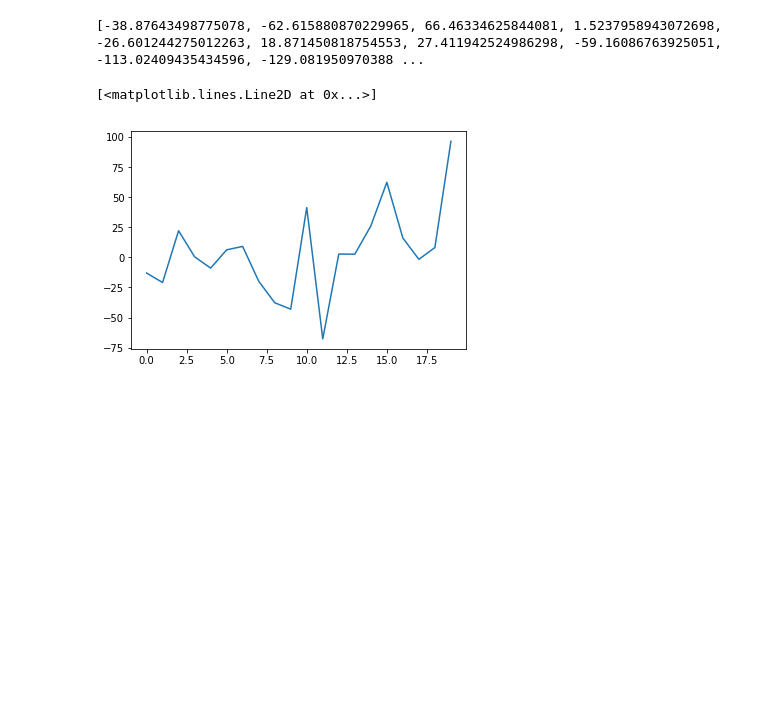
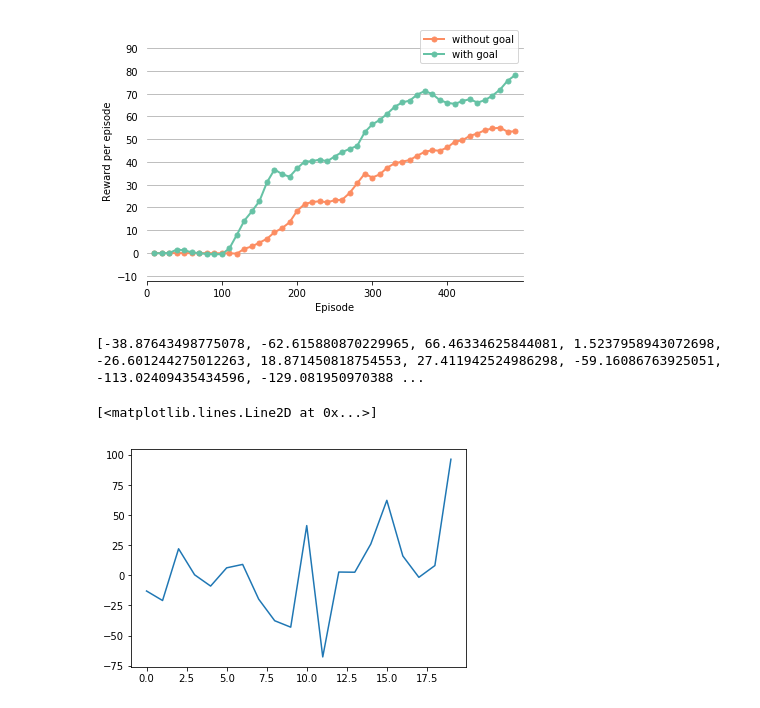
Before and after one commit to pifouuu/deep-rl, a Jupyter notebook: ddpg/notebooks/Process_results.ipynb, the cells around one changed output. Drawn from its saved outputs; the diff is of its cells as text; code cells hidden in the pictures; blank space fills up the shorter version.

```diff
--- a/ddpg/notebooks/Process_results.ipynb
+++ b/ddpg/notebooks/Process_results.ipynb
@@ -22,0 +8,6 @@ mean_eval_reward = []
+# %%
+def exp_smooth(tab, alpha):
+    smooth = [tab[0]]
+    for i in range(len(tab)-1):
+        smooth.append(alpha*tab[1+i]+(1-alpha)*smooth[i])
+    return smooth
@@ -23,3 +40,52 @@ mean_eval_reward = []
+# %%
+# brewer2mpl.get_map args: set name  set type  number of colors
+bmap = brewer2mpl.get_map('Set2', 'qualitative', 8)
+colors = bmap.mpl_colors
+fig = plt.figure()
+fig.subplots_adjust(left=0.12, bottom=0.12, right=0.99, top=0.99, wspace=0.1)
+ax1 = fig.add_subplot(111)
+
+ax1.grid(axis='y', color="0.9", linestyle='-', linewidth=1)
+ax1.spines['top'].set_visible(False)
+ax1.spines['right'].set_visible(False)
+ax1.spines['left'].set_visible(False)
+ax1.get_xaxis().tick_bottom()
+ax1.get_yaxis().tick_left()
+ax1.tick_params(axis='x', direction='out')
+ax1.tick_params(axis='y', length=0)
+for spine in ax1.spines.values():
+    spine.set_position(('outward', 5))
+ax1.set_xlim(0, 500)
+ax1.set_ylim(-10, 100)
+ax1.set_yticks(np.arange(-10, 100, 10))
+ax1.set_xlabel("Episode")
+ax1.set_ylabel("Reward per episode")
+ax1.set_xticks(np.arange(0, 500, 100))
+
+for key,val in param_eval.items():
+    params_names = key.split('_')[1::2]
+    params_val = key.split('_')[2::2]
+    params_dict = dict(zip(params_names,params_val))
+    l = 'solid'
+    marker = 'o'
+    label = ''
+    if params_dict['goal']=='True':
+        c = colors[0]
+        label += 'with goal, '
+    if params_dict['goal']=='False':
+        c = colors[1]
+        label += 'without goal, '
+    if params_dict['delta']=='1':
+        l='dashed'
+        label += 'clipping 1, '
+    if params_dict['reset']=='False':
+        marker='*'
+        label += 'no reset, '
+    x = range(10,500,10)
+    ax1.plot(x, exp_smooth(val,0.5), linewidth=1, color=c, linestyle=l, marker=marker, markersize=4, label=label)
+legend = ax1.legend(loc=0)
+# %% [output]
+[figure, added]
 # %%
 for filename in filenames:
     reward = []
```
Also changed, not shown: parts of 4 cells of this notebook, 1 other file.
